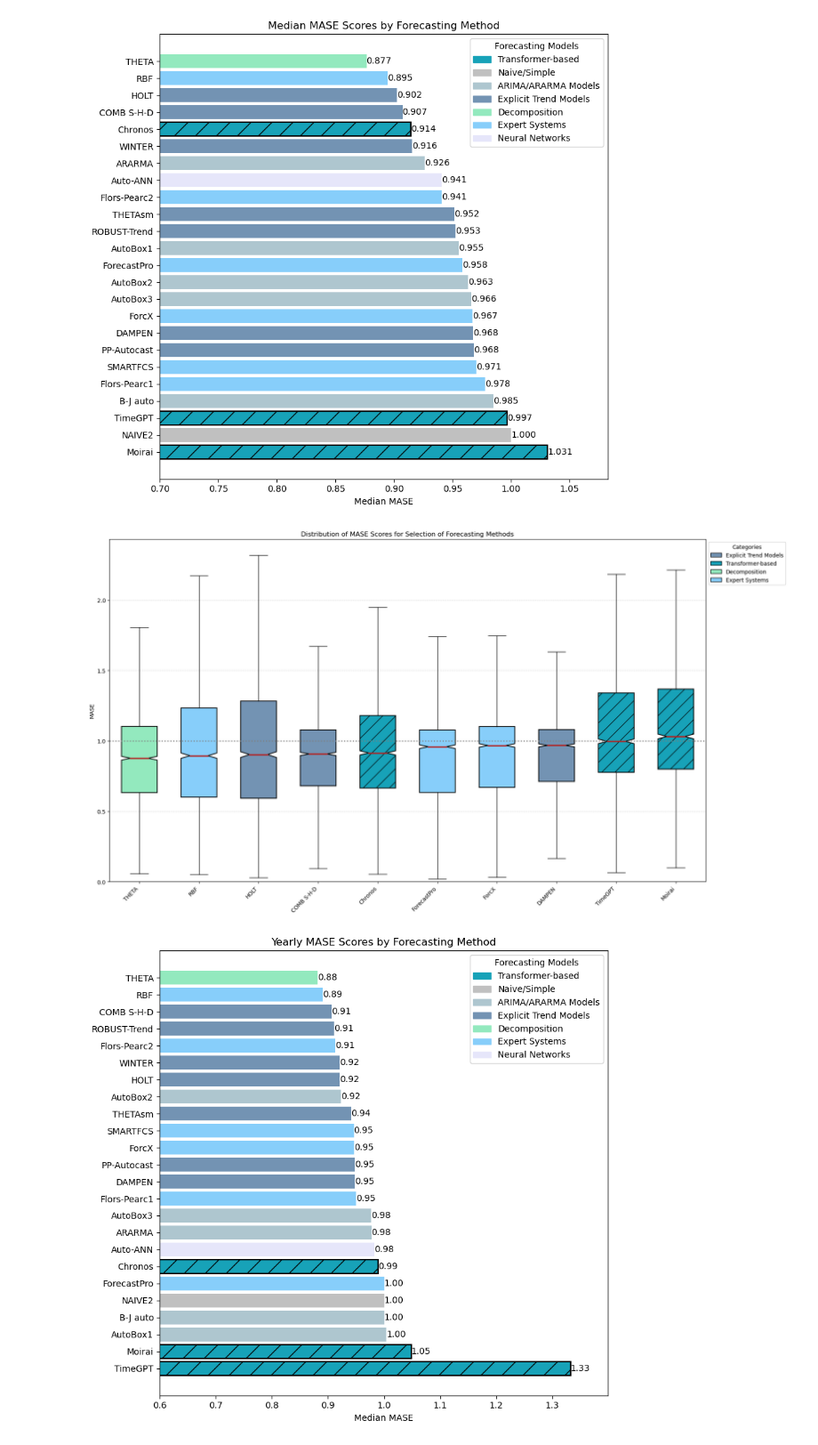
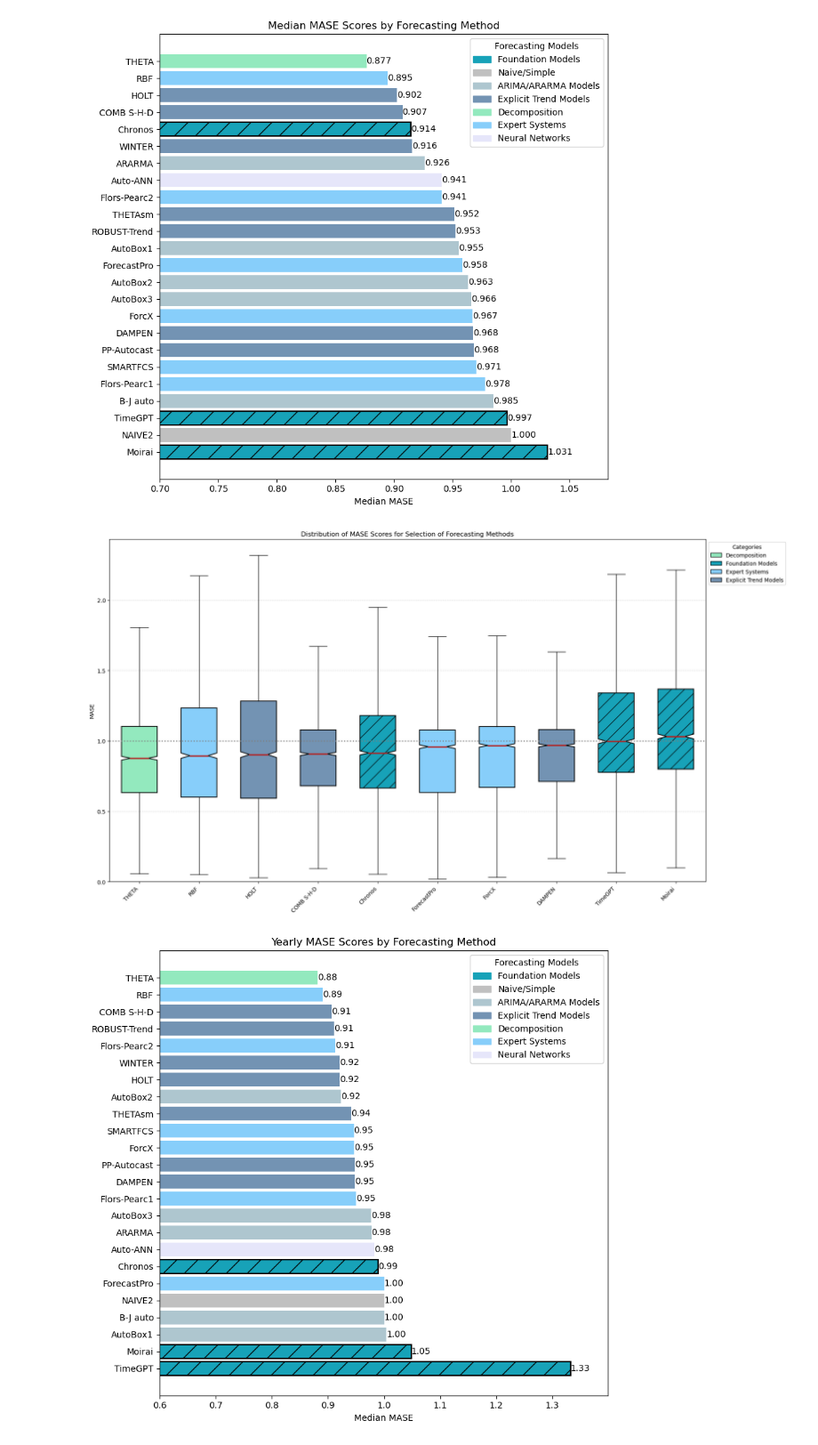
Before and after one commit to tom-alten/OutsmartingTime, a Jupyter notebook: Analysis/mase_result.ipynb, the cells around one changed output. Shown at 89% size. Cells and saved outputs as stored; diff of their text form; code cells hidden in the pictures.

```diff
--- a/Analysis/mase_result.ipynb
+++ b/Analysis/mase_result.ipynb
@@ -141,9 +143,9 @@ categories_dict = {
     'Flors-Pearc2': 'Expert Systems',
     'ForcX': 'Expert Systems',
     'Auto-ANN': 'Neural Networks',
-    'TimeGPT': 'Transformer-based',
-    'Chronos': 'Transformer-based',
-    'Moirai': 'Transformer-based'
+    'TimeGPT': 'Foundation Models',
+    'Chronos': 'Foundation Models',
+    'Moirai': 'Foundation Models'
 }
 # %%
 mase_df = pd.DataFrame.from_dict(mase_results, orient='index')
@@ -158,7 +160,7 @@ median_mase_df.columns = ['Method', 'MedianMASE']
 median_mase_df['Category'] = median_mase_df['Method'].map(categories_dict)
 # %%
 color_map = {
-    'Transformer-based': '#17a2b8',  # Vivid Turquoise
+    'Foundation Models': '#17a2b8',  # Vivid Turquoise
     'Naive/Simple': '#c0c0c0',       # Soft Gray
     'ARIMA/ARARMA Models': '#aec6cf', # Gentle Blue
     'Explicit Trend Models': '#7393B3', # Dusty Blue
@@ -238,38 +240,38 @@ for i, method in enumerate(medians.index):
     used_categories.add(category)  # Add category to set of used categories
     for patch in box['boxes']:
         patch.set_facecolor(color_map[category])
-        if category == 'Transformer-based':
+        if category == 'Foundation Models':
             patch.set_edgecolor('black')  # Adding a black border to the box
             patch.set_linewidth(1.5)  # Making the border thicker
             patch.set_hatch('/')  # Adding a hatch pattern
         else:
             patch.set_edgecolor('black')
             patch.set_linewidth(1.5)
 
 plt.xticks(rotation=45, ha='right')
 
 # Set grid
 plt.grid(True, which='both', linestyle='--', linewidth=0.5, axis='y', alpha=0.7)
 
 # Set limits for y-axis
 plt.ylim(bottom=0)
 
 # Set labels and title
 plt.ylabel('MASE')
 plt.title('Distribution of MASE Scores for Selection of Forecasting Methods')
 
 # Benchmark line
 plt.axhline(y=1, color='grey', linestyle='dotted', linewidth=2, label='Benchmark')
 
 # Create legend from the color map only for used categories
 legend_elements = [Patch(facecolor=color_map[cat], edgecolor='black', label=cat) for cat in used_categories]
 plt.legend(handles=legend_elements, loc='upper left', bbox_to_anchor=(1, 1), title="Categories")
 
 # Layout adjustment and show plot
 plt.tight_layout()
 plt.show()
 # %% [output]
-[figure, old version]
+[figure, new version]
 # %%
 categories_dict = {
     'NAIVE2': 'Naive/Simple',
```
Also changed, not shown: parts of 16 cells of this notebook, 2 other files.
